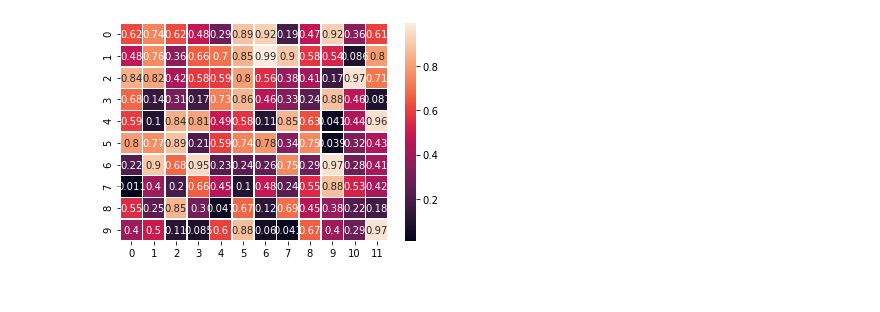
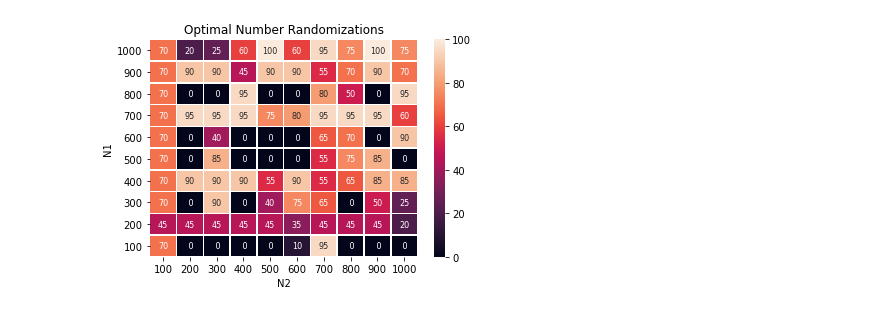
Before and after one commit to marbatlle/multiAffinity, a Jupyter notebook: 2-HB-DEGs-on-Liver-Communities/2_Communities/Benchmark/scripts/heatmaps.ipynb, the cells around one changed output. Cells and saved outputs as stored; diff of their text form; code cells hidden in the pictures.

Commit message:
heatmap

```diff
--- a/2-HB-DEGs-on-Liver-Communities/2_Communities/Benchmark/scripts/heatmaps.ipynb
+++ b/2-HB-DEGs-on-Liver-Communities/2_Communities/Benchmark/scripts/heatmaps.ipynb
@@ -4,4 +4,4 @@ import numpy as np
 import matplotlib.pyplot as plt
 import seaborn as sns
 # %%
-data = pd.read_csv('/home/mar/Documents/TFM/GitHub/HB_PublicData/2-HB-DEGs-on-Liver-Communities/2_Communities/Benchmark/output/optimal_rands_overview.doc',delimiter = " ")
+df = pd.read_csv('/home/mar/Documents/TFM/GitHub/HB_PublicData/2-HB-DEGs-on-Liver-Communities/2_Communities/Benchmark/output/optimal_rands_overview.doc',delimiter = " ")
@@ -25,5 +15,7 @@ df
-# %%
-
-ax = sns.heatmap(uniform_data, linewidths=.5)
-# %% [output]
-[figure, removed]
+# %%
+# num rands
+num_rands_df = df.reset_index().pivot(index='N1', columns='N2', values='optimal_rands')
+num_rands_df.sort_index(axis=0, ascending=False, inplace=True)
+num_rands_hm = sns.heatmap(num_rands_df, linewidths=.5, annot=True, annot_kws={'fontsize':8}, fmt='2g').set(title='Optimal Number Randomizations')
+# %% [output]
+[figure, added]
```
Also changed, not shown: parts of 4 cells of this notebook.
